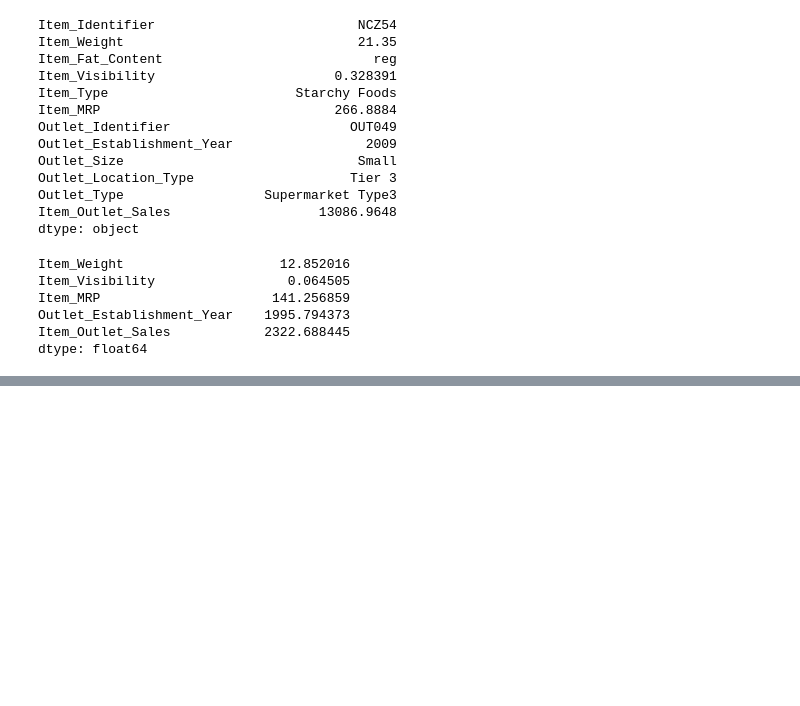
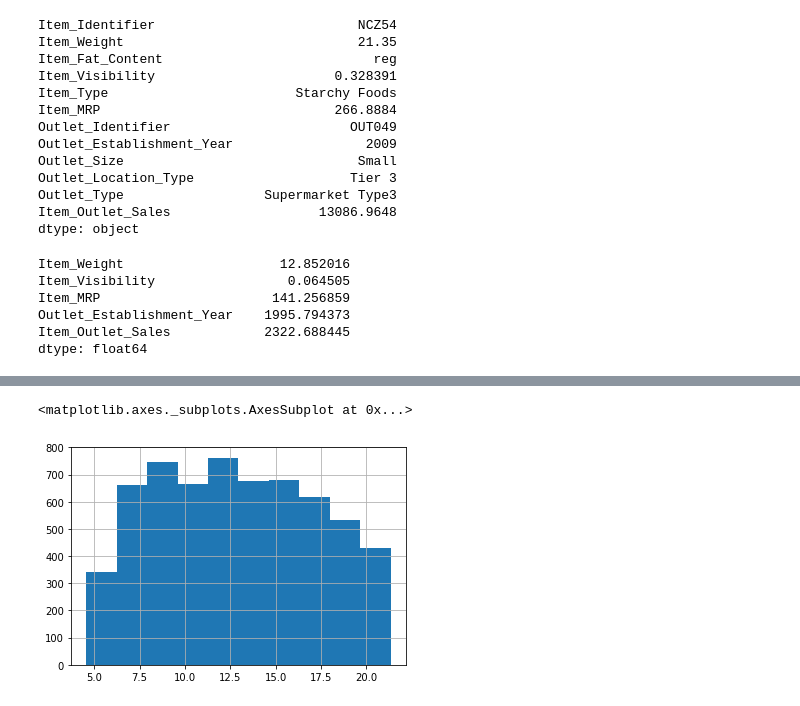
Before and after one commit to yelxel/sales-predictions, a Jupyter notebook: sales_predictions.ipynb, the cells around one changed output, grey strips where cells are left out. Cells and saved outputs as stored; diff of their text form; code cells hidden in the pictures; blank space fills up the shorter version.

```diff
--- a/sales_predictions.ipynb
+++ b/sales_predictions.ipynb
@@ -196,0 +241,5 @@ dtype: float64
+# %%
+df['Item_Weight'].hist()
+# %% [output]
+<matplotlib.axes._subplots.AxesSubplot at 0x...>
+[figure, added]
```
Also changed, not shown: parts of 11 cells of this notebook.
